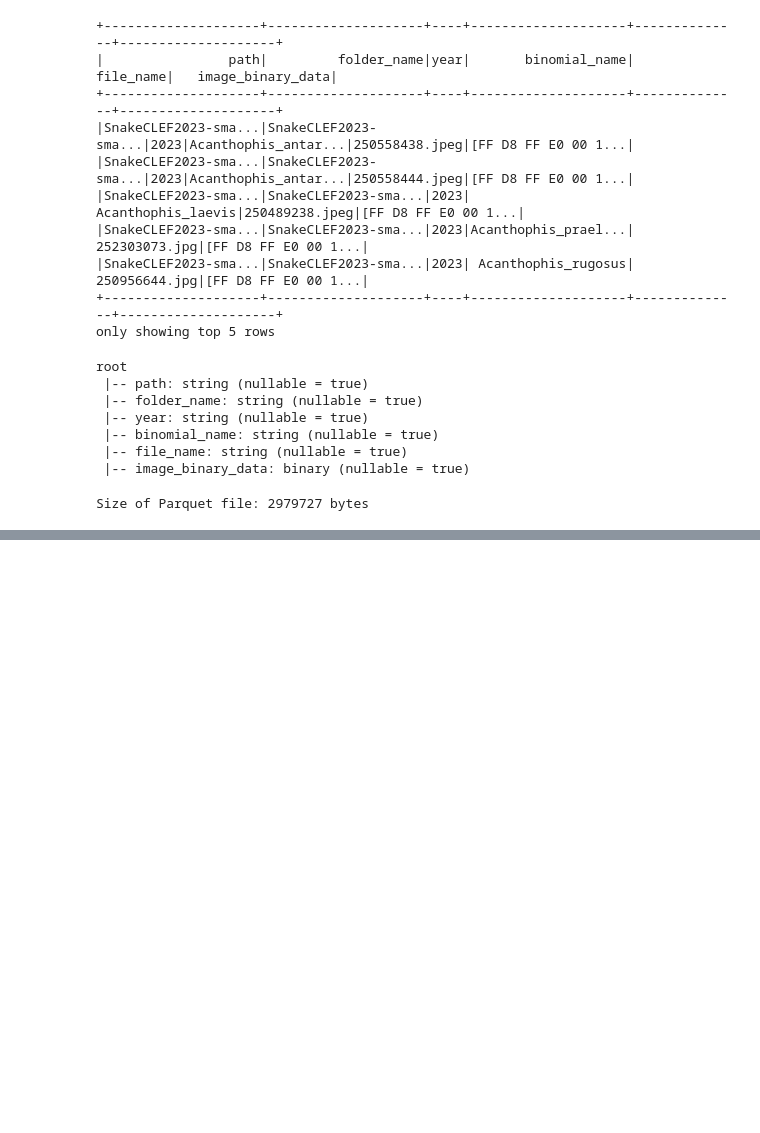
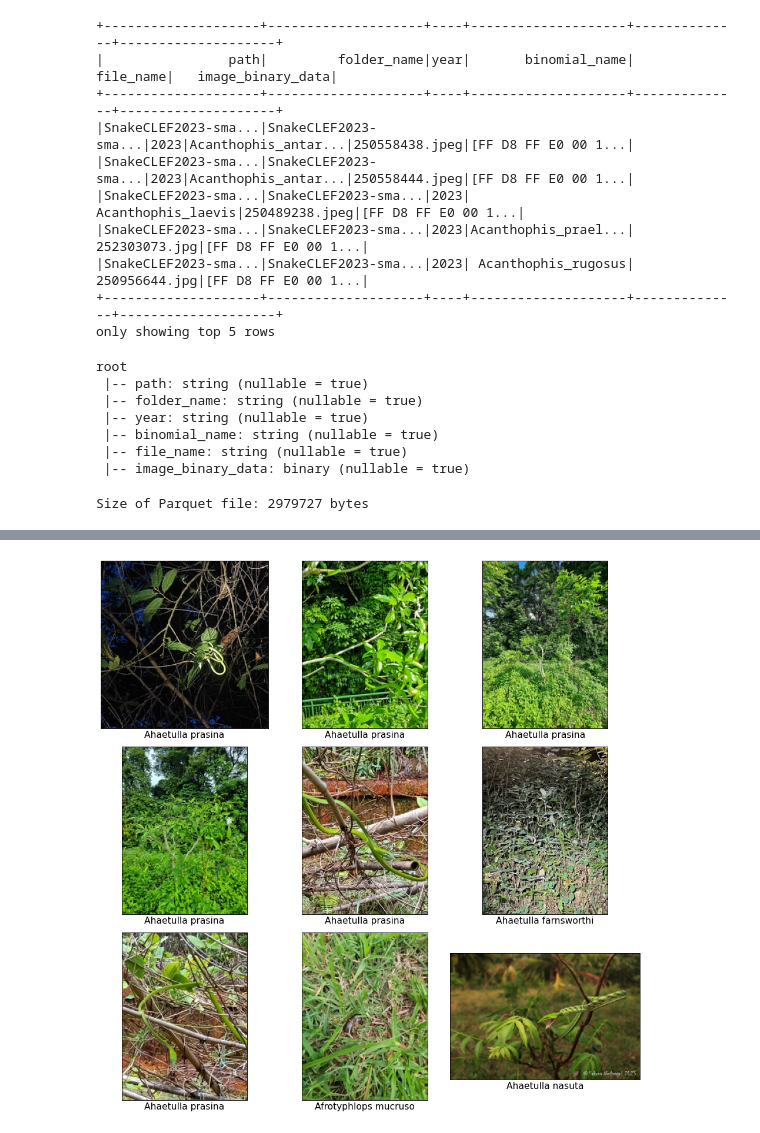
Before and after one commit to dsgt-kaggle-clef/snakeclef-2024, a Jupyter notebook: notebooks/preprocessing/2024-01-25-mg-image-to-parquet.ipynb, the cells around one changed output, grey strips where cells are left out. Cells and saved outputs as stored; diff of their text form; code cells hidden in the pictures; blank space fills up the shorter version.

Commit message:
added function to display images from binary data

```diff
--- a/notebooks/preprocessing/2024-01-25-mg-image-to-parquet.ipynb
+++ b/notebooks/preprocessing/2024-01-25-mg-image-to-parquet.ipynb
@@ -152,0 +172,44 @@ image_df.write.mode("overwrite").parquet(gcs_path)
+# %%
+import io
+import numpy as np
+import matplotlib.pyplot as plt
+from PIL import Image
+
+def display_images_from_binary(image_data_list, binomial_names, grid_size=(3, 3)):
+    """
+    Display images in a grid with binomial names as labels.
+
+    :param image_data_list: List of binary image data.
+    :param binomial_names: List of binomial names corresponding to each image.
+    :param grid_size: Tuple (rows, cols) representing the grid size.
+    """
+    # Unpack the number of rows and columns for the grid
+    rows, cols = grid_size
+
+    # Create a matplotlib subplot with the specified grid size
+    fig, axes = plt.subplots(rows, cols, figsize=(12, 12), dpi=80)
+
+    # Flatten the axes array for easy iteration if it's 2D
+    axes = axes.flatten() if isinstance(axes, np.ndarray) else [axes]
+
+    for ax, binary_data, name in zip(axes, image_data_list, binomial_names):
+        # Convert binary data to an image and display it
+        image = Image.open(io.BytesIO(binary_data))
+        ax.imshow(image)
+        name = name.replace("_", " ")
+        ax.set_xlabel(name)  # Set the binomial name as xlabel
+        ax.xaxis.label.set_size(14)  # Set the font size for the xlabel
+        ax.set_xticks([])
+        ax.set_yticks([])
+    plt.tight_layout()
+    plt.show()
+# %%
+# Collect binary image data from DataFrame
+rows, cols = 3, 3
+image_data_list = [row['image_binary_data'] for row in df.limit(rows*cols).collect()]
+binomial_names = [row['binomial_name'] for row in df.limit(rows*cols).collect()]
+
+# Display the images in a grid with binomial names
+display_images_from_binary(image_data_list, binomial_names, grid_size=(3, 3))
+# %% [output]
+[figure, added]
```
Also changed, not shown: parts of 3 cells of this notebook.
